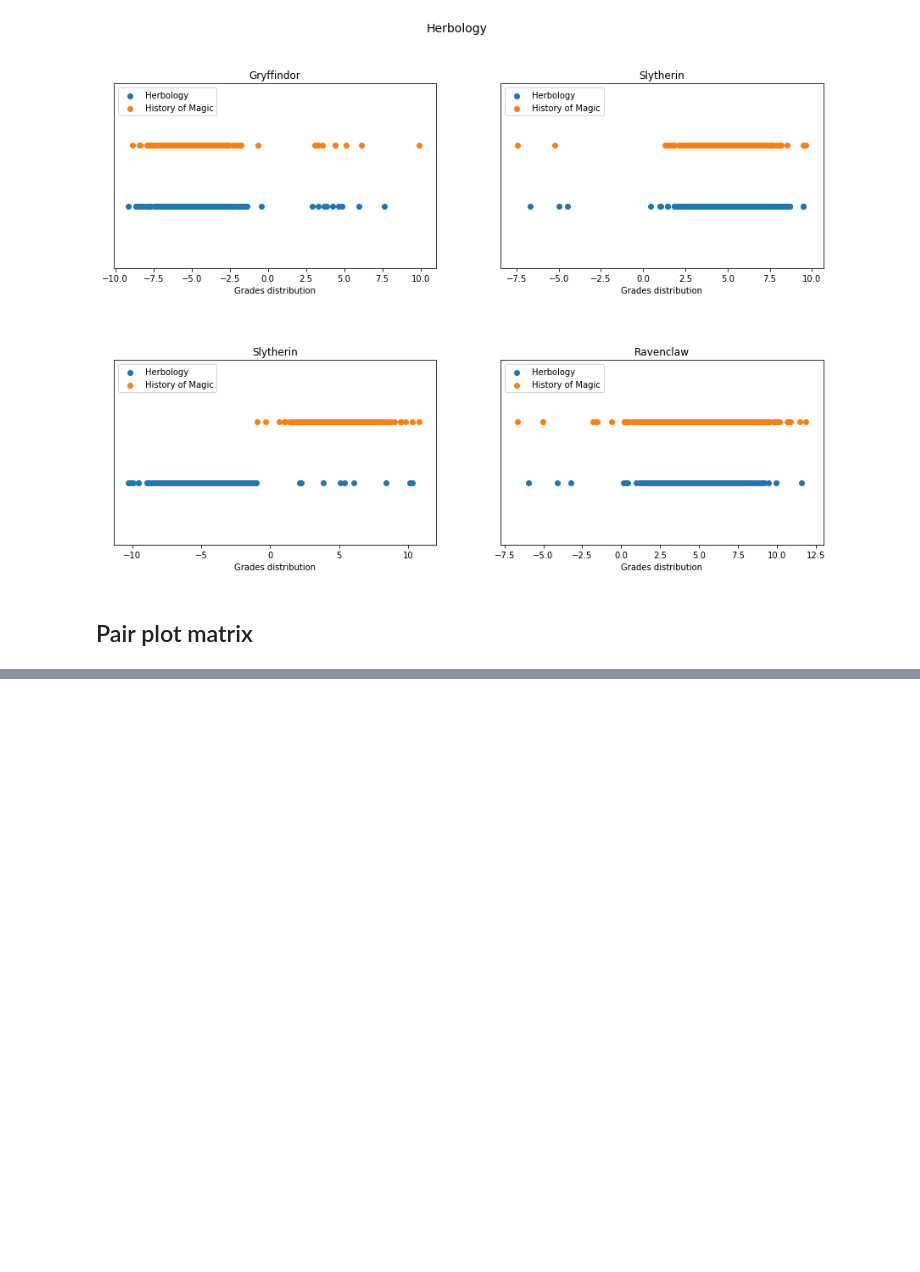
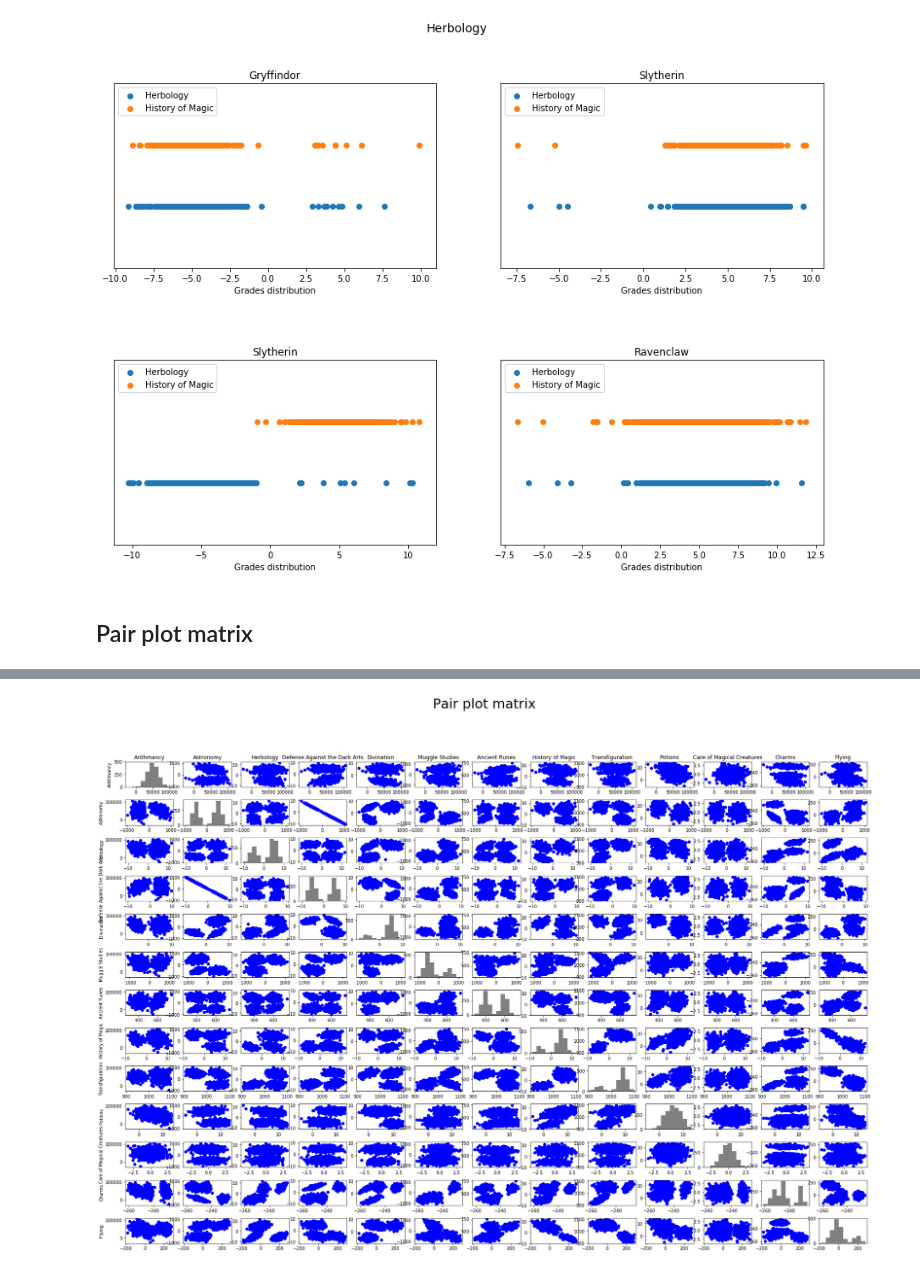
Before and after one commit to peloyeje/42-logistic-regression, a Jupyter notebook: notebooks/scrapbook.ipynb, the cells around one changed output, grey strips where cells are left out. Cells and saved outputs as stored; diff of their text form; code cells hidden in the pictures; blank space fills up the shorter version.

```diff
--- a/notebooks/scrapbook.ipynb
+++ b/notebooks/scrapbook.ipynb
@@ -290,0 +289,35 @@ for i in range(n_courses):
+# %%
+import pandas as pd
+import matplotlib.pyplot as plt
+import numpy as np
+from scipy.stats import ks_2samp
+%matplotlib inline
+
+class PairPlot(object):
+    def __init__(self, path):
+        self.data = pd.read_csv('../data/dataset_train.csv')
+        if "Index" in data.columns :
+            self.data.drop("Index", axis=1, inplace=True)
+
+        self.courses = self.data.loc[:, self.data.dtypes == "float64"].columns
+        self.n_courses = len(self.courses)
+
+    def plot_graph(self):
+        fig, axes = plt.subplots(nrows=self.n_courses, ncols=self.n_courses,figsize=(30,20))
+        fig.suptitle("Pair plot matrix", fontsize=30)
+        fig.subplots_adjust(hspace=.5)
+
+        for i in range(self.n_courses):
+            for j in range(self.n_courses):
+                if i == j:
+                    axes[i,i].hist(self.data[self.courses[i]].dropna(), color='grey')
+                else:
+                    axes[i,j].scatter(self.data[self.courses[i]], self.data[self.courses[j]], c='blue')
+
+        for i in range(self.n_courses):
+            axes[0,i].set_title(self.courses[i])
+            axes[i,0].set_ylabel(self.courses[i])
+# %%
+PairPlot('../data/dataset_train.csv').plot_graph()
+# %% [output]
+[figure, added]
```
Also changed, not shown: parts of 2 cells of this notebook, 1 other file.
